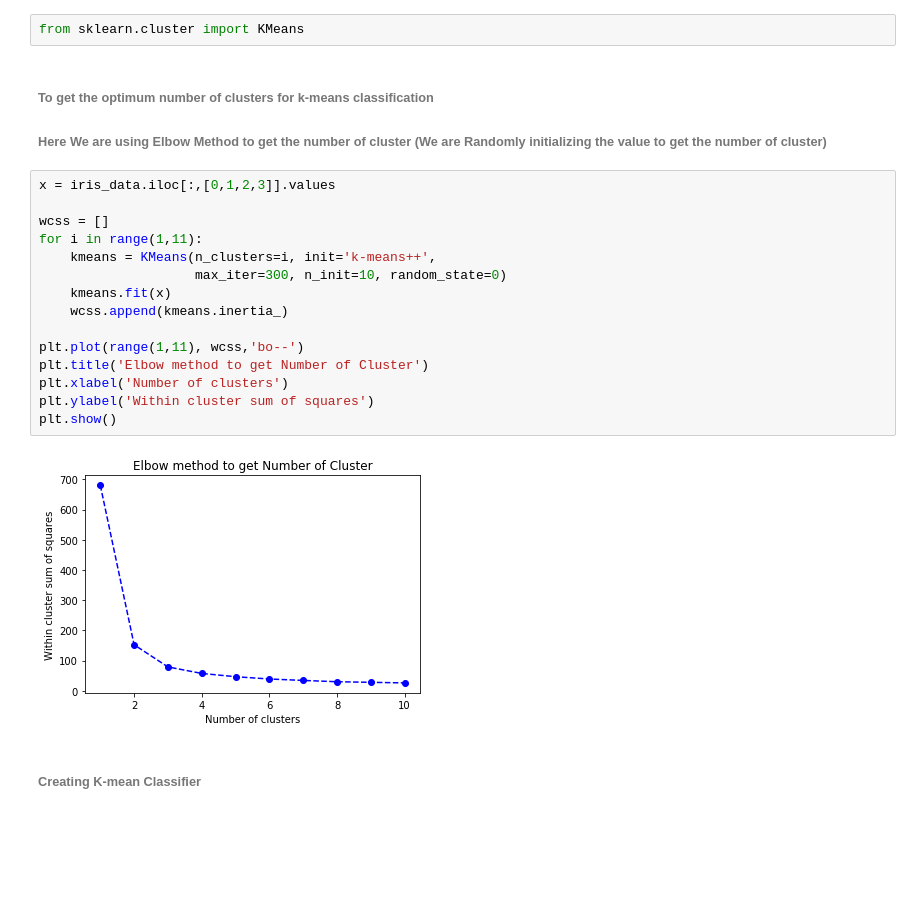
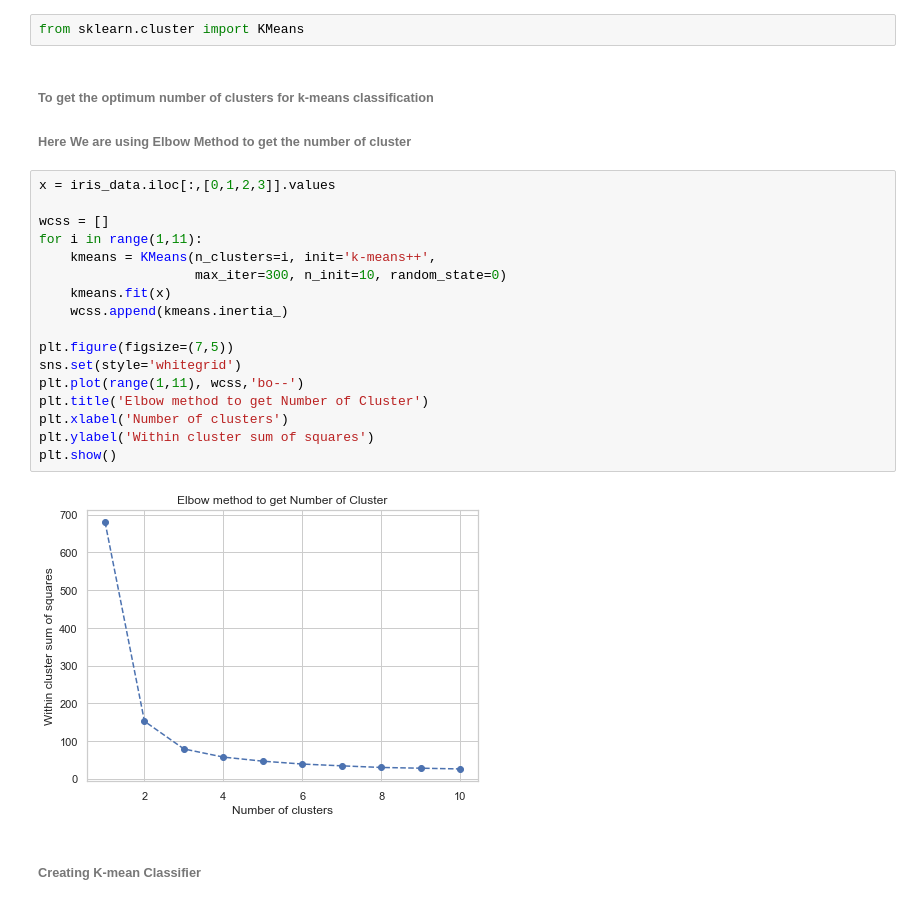
Before and after one commit to imakash3011/The_Sparks_Foundation, a Jupyter notebook: Task-2/IrisDataSet.ipynb, the cells around one changed output. Cells and saved outputs as stored; diff of their text form; blank space fills up the shorter version.

```diff
--- a/Task-2/IrisDataSet.ipynb
+++ b/Task-2/IrisDataSet.ipynb
@@ -80,24 +95,26 @@ plt.show()
 from sklearn.cluster import KMeans
 # %% [markdown]
 ###### To get the optimum number of clusters for k-means classification
-######  Here We are using Elbow Method to get the number of cluster  (We are Randomly initializing the value to get the number of cluster)
+######  Here We are using Elbow Method to get the number of cluster
 # %%
 x = iris_data.iloc[:,[0,1,2,3]].values
 
 wcss = []
 for i in range(1,11):
     kmeans = KMeans(n_clusters=i, init='k-means++',
                     max_iter=300, n_init=10, random_state=0)
     kmeans.fit(x)
     wcss.append(kmeans.inertia_)
 
+plt.figure(figsize=(7,5))
+sns.set(style='whitegrid')
 plt.plot(range(1,11), wcss,'bo--')
 plt.title('Elbow method to get Number of Cluster')
 plt.xlabel('Number of clusters')
 plt.ylabel('Within cluster sum of squares')
 plt.show()
 # %% [output]
-[figure, old version]
+[figure, new version]
 # %% [markdown]
 ###### Creating  K-mean Classifier
 # %%
```
Also changed, not shown: parts of 6 cells of this notebook.
